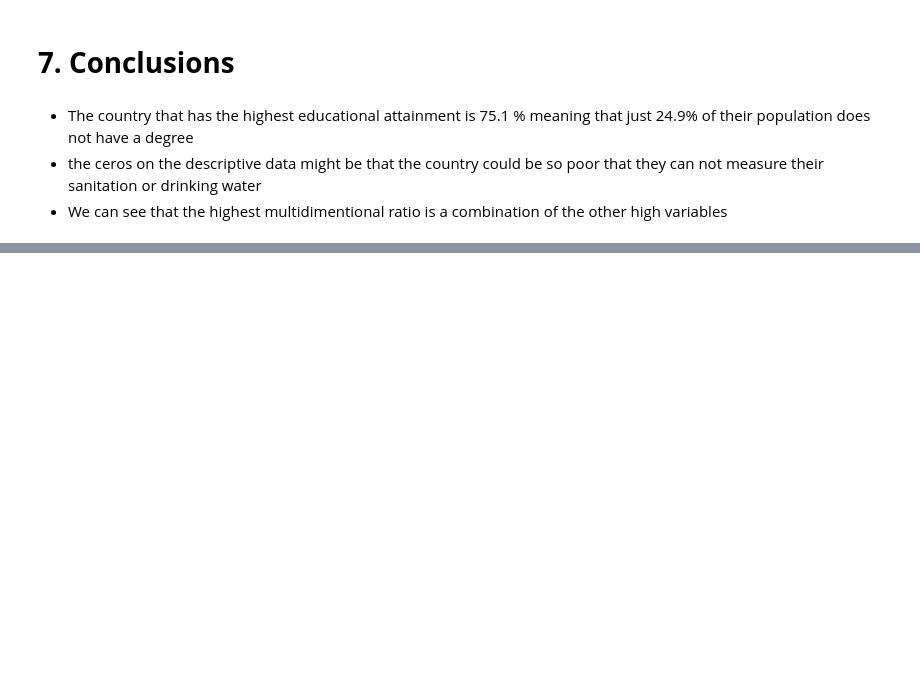
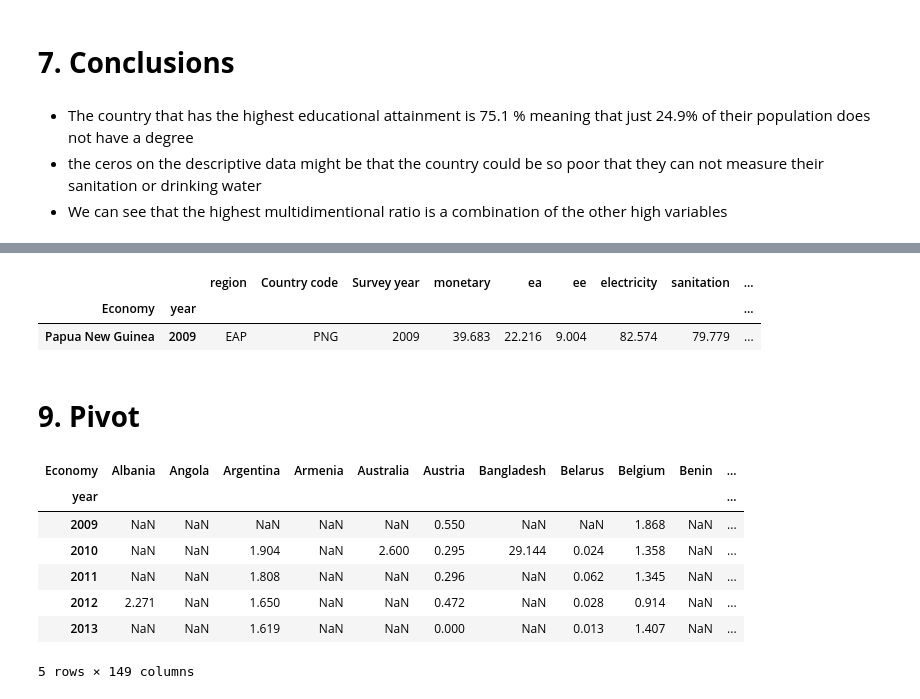
Before and after one commit to Sebastian4524/Datavisualization, a Jupyter notebook: pandas.ipynb, the cells around one changed output, grey strips where cells are left out. Drawn from its saved outputs; the diff is of its cells as text; code cells hidden in the pictures; blank space fills up the shorter version.

```diff
--- a/pandas.ipynb
+++ b/pandas.ipynb
@@ -177,0 +218,31 @@ d2[["ea", "ee" , "sanitation", "dwater", "multidimensional ratio"]].describe().a
+# %%
+# by year
+y2009 =d2.query("year == 2009")
+y2009.head()
+# %% [output]
+|  |  | region | Country code | Survey year | monetary | ea | ee | electricity | sanitation | ... |
+| Economy | year |  |  |  |  |  |  |  |  | ... |
+| Papua New Guinea | 2009 | EAP | PNG | 2009 | 39.683 | 22.216 | 9.004 | 82.574 | 79.779 | ... |
+# %% [markdown]
+# **9. Pivot**
+# %%
+## Be careful you must use the un indexed dataframe
+
+## exaple
+## rows = year
+## columns = country code
+## values = pop_g
+
+pivot1 = d.pivot(index = "year",
+                 columns = "Economy",
+                 values = "ea")
+pivot1.head()
+# %% [output]
+| Economy | Albania | Angola | Argentina | Armenia | Australia | Austria | Bangladesh | Belarus | Belgium | Benin | ... |
+| year |  |  |  |  |  |  |  |  |  |  | ... |
+| 2009 | NaN | NaN | NaN | NaN | NaN | 0.550 | NaN | NaN | 1.868 | NaN | ... |
+| 2010 | NaN | NaN | 1.904 | NaN | 2.600 | 0.295 | 29.144 | 0.024 | 1.358 | NaN | ... |
+| 2011 | NaN | NaN | 1.808 | NaN | NaN | 0.296 | NaN | 0.062 | 1.345 | NaN | ... |
+| 2012 | 2.271 | NaN | 1.650 | NaN | NaN | 0.472 | NaN | 0.028 | 0.914 | NaN | ... |
+| 2013 | NaN | NaN | 1.619 | NaN | NaN | 0.000 | NaN | 0.013 | 1.407 | NaN | ... |
+5 rows × 149 columns
```
Also changed, not shown: parts of 4 cells of this notebook.
